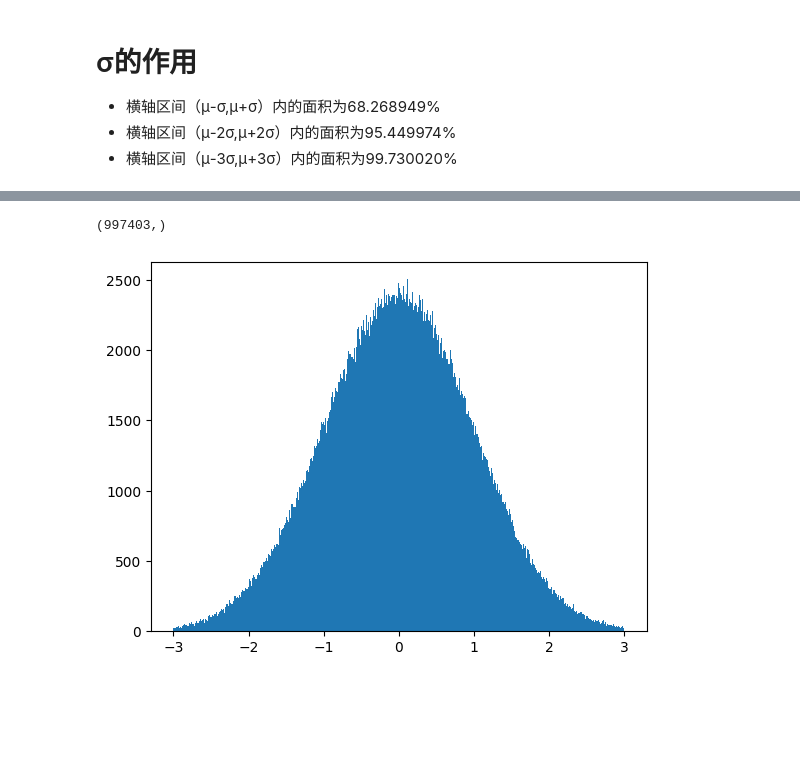
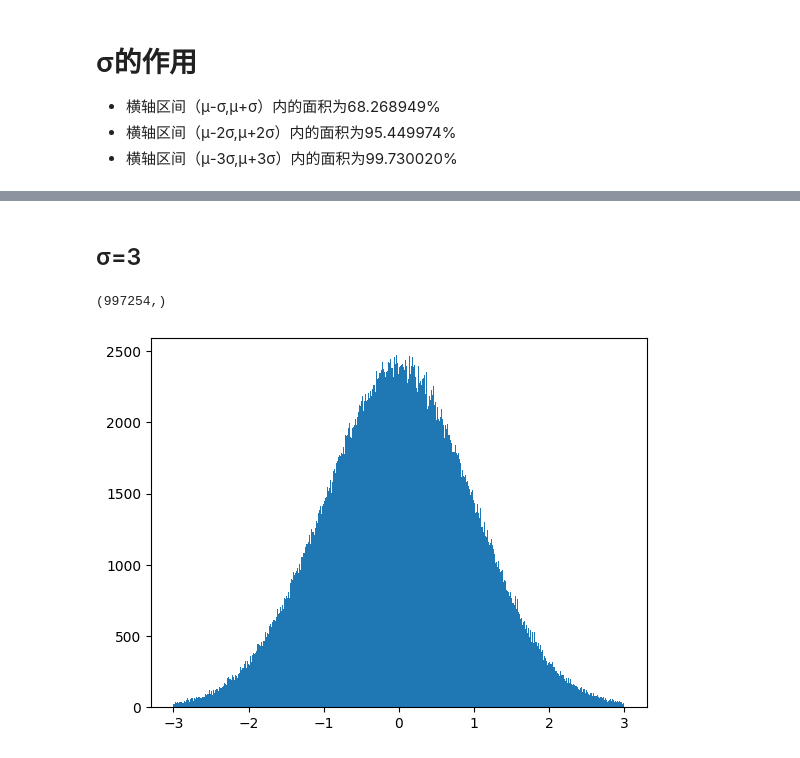
Before and after one commit to NagatoYuki0943/ML, a Jupyter notebook: code/numpy/normal_distribution.ipynb, the cells around one changed output, grey strips where cells are left out. Saved outputs shown, nothing was run; the diff lists cells and outputs as text; code cells hidden in the pictures; blank space fills up the shorter version.

```diff
--- a/code/numpy/normal_distribution.ipynb
+++ b/code/numpy/normal_distribution.ipynb
@@ -49,8 +69,10 @@ plt.show()
+# %% [markdown]
+## σ=3
 # %%
-x1 = x[np.bitwise_and(x>(-3), x<3)]
-print(x1.shape)
-plt.hist(x1, bins=1000)
+x3 = x[np.bitwise_and(x>(-3), x<3)]
+print(x3.shape)
+plt.hist(x3, bins=1000)
 plt.show()
 # %% [output]
-(997403,)
+(997254,)
-[figure, old version]
+[figure, new version]
```
Also changed, not shown: parts of 14 cells of this notebook.
